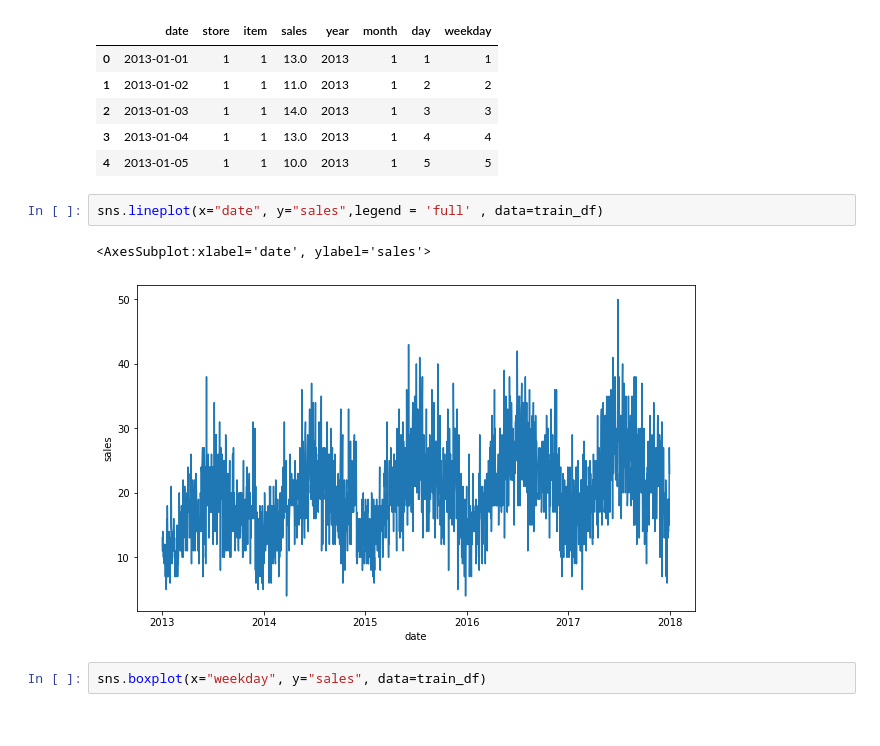
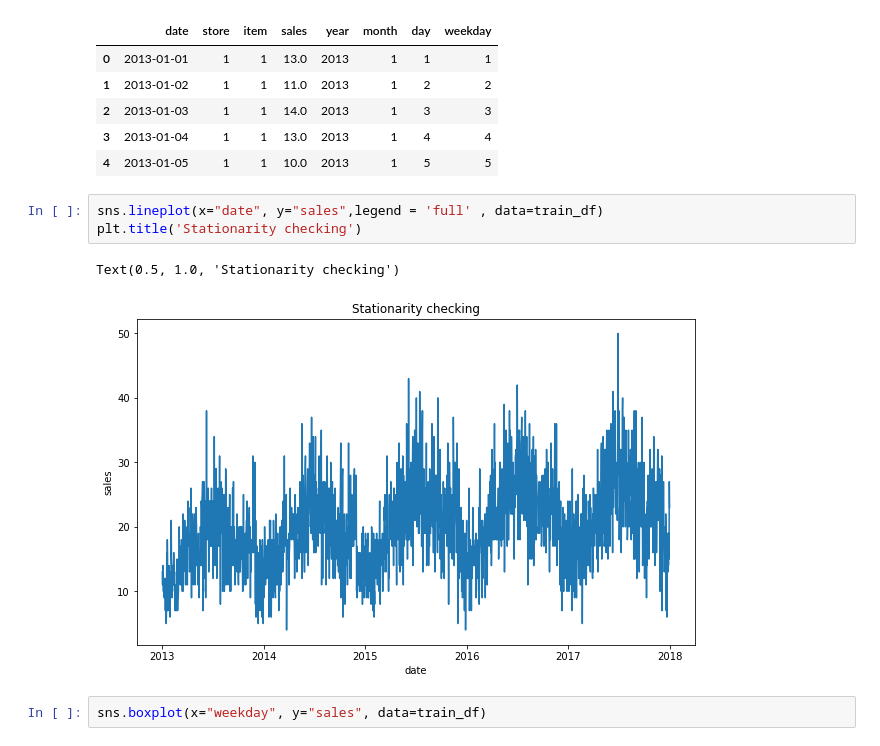
Before and after one commit to Rahulkp2102/Internship, a Jupyter notebook: Project Demand forecast.ipynb, the cells around one changed output. Drawn from its saved outputs; the diff is of its cells as text.

```diff
--- a/Project Demand forecast.ipynb
+++ b/Project Demand forecast.ipynb
@@ -415,9 +393,10 @@ train_df.head()
 | 4 | 2013-01-05 | 1 | 1 | 10.0 | 2013 | 1 | 5 | 5 |
 # %%
 sns.lineplot(x="date", y="sales",legend = 'full' , data=train_df)
+plt.title('Stationarity checking')
 # %% [output]
-<AxesSubplot:xlabel='date', ylabel='sales'>
+Text(0.5, 1.0, 'Stationarity checking')
-[figure, old version]
+[figure, new version]
 # %%
 sns.boxplot(x="weekday", y="sales", data=train_df)
 # %% [output]
```
Also changed, not shown: parts of 12 cells of this notebook.
